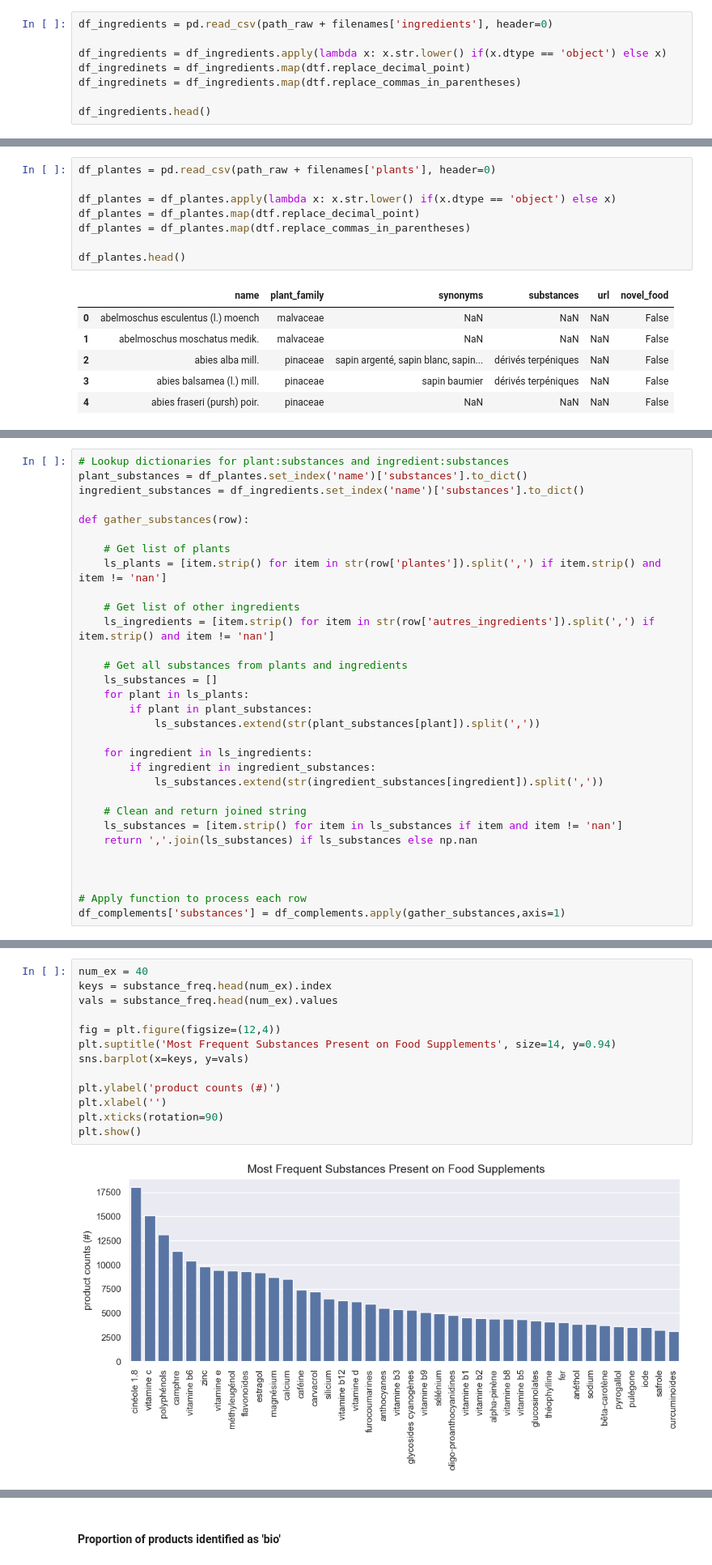
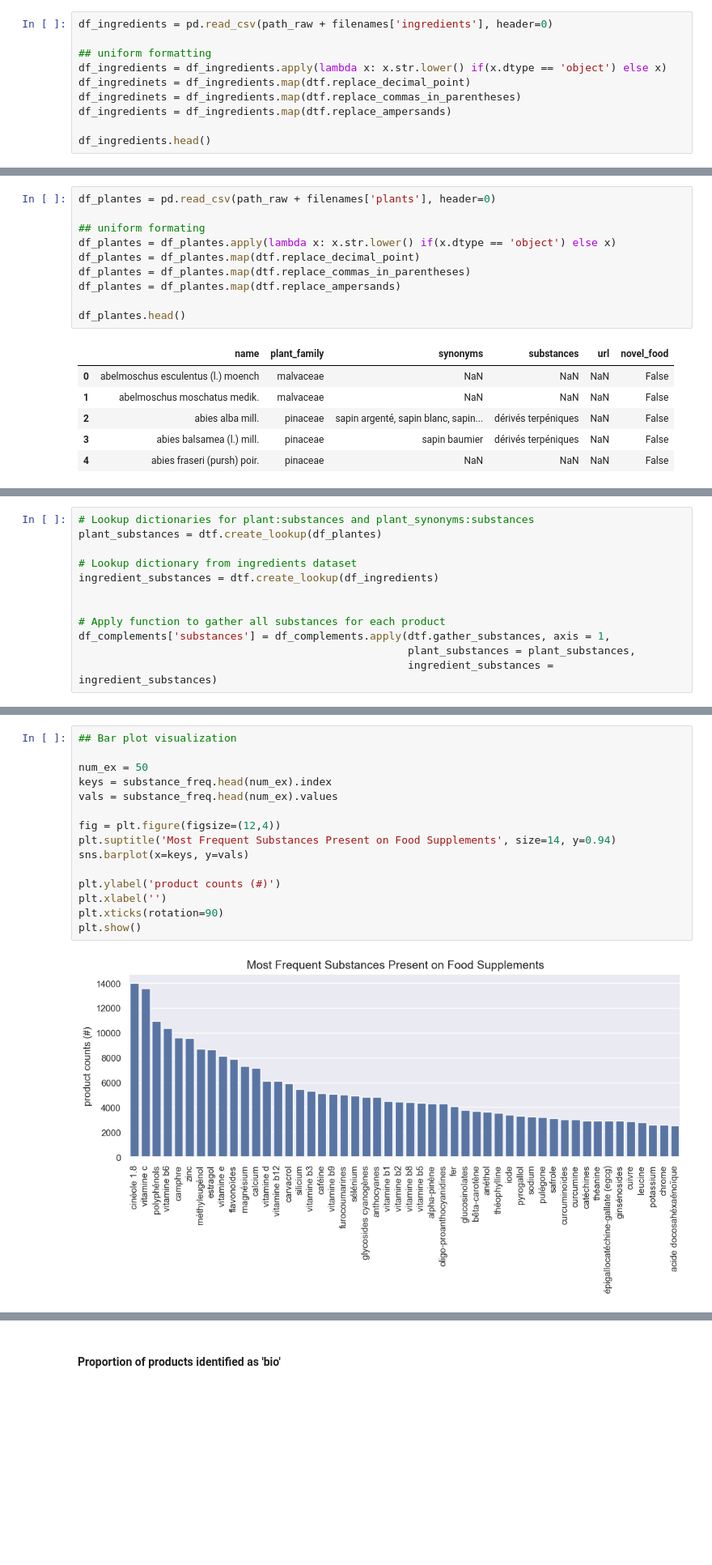
Before and after one commit to RamiroHR/hackathon_complements_alimentaires, a Jupyter notebook: Data_Exploration.ipynb, the cells around one changed output, grey strips where cells are left out. Shown at 81% size. Drawn from its saved outputs; the diff is of its cells as text; blank space fills up the shorter version.

Commit message:
Update src code and Data_Exploration: replace amps, gather substances (no repetition & using nynonyms), centalize function in src script

```diff
--- a/Data_Exploration.ipynb
+++ b/Data_Exploration.ipynb
@@ -357,9 +387,11 @@ grouped_amounts.sort_values(ascending=False).to_frame(name='number_products_with
 # %%
 df_ingredients = pd.read_csv(path_raw + filenames['ingredients'], header=0)
 
+## uniform formatting
 df_ingredients = df_ingredients.apply(lambda x: x.str.lower() if(x.dtype == 'object') else x)
 df_ingredinets = df_ingredients.map(dtf.replace_decimal_point)
 df_ingredinets = df_ingredients.map(dtf.replace_commas_in_parentheses)
+df_ingredients = df_ingredients.map(dtf.replace_ampersands)
 
 df_ingredients.head()
 # %% [output]
@@ -380,9 +413,11 @@ df_ingredients.head()
 # %%
 df_plantes = pd.read_csv(path_raw + filenames['plants'], header=0)
 
+## uniform formating
 df_plantes = df_plantes.apply(lambda x: x.str.lower() if(x.dtype == 'object') else x)
 df_plantes = df_plantes.map(dtf.replace_decimal_point)
 df_plantes = df_plantes.map(dtf.replace_commas_in_parentheses)
+df_plantes = df_plantes.map(dtf.replace_ampersands)
 
 df_plantes.head()
 # %% [output]
@@ -471,31 +513,12 @@ df_ref_nutritionelles
 # %%
-# Lookup dictionaries for plant:substances and ingredient:substances
-plant_substances = df_plantes.set_index('name')['substances'].to_dict()
-ingredient_substances = df_ingredients.set_index('name')['substances'].to_dict()
+# Lookup dictionaries for plant:substances and plant_synonyms:substances
+plant_substances = dtf.create_lookup(df_plantes)
 
-def gather_substances(row):
-
-    # Get list of plants
-    ls_plants = [item.strip() for item in str(row['plantes']).split(',') if item.strip() and item != 'nan']
-
-    # Get list of other ingredients
-    ls_ingredients = [item.strip() for item in str(row['autres_ingredients']).split(',') if item.strip() and item != 'nan']
-
-    # Get all substances from plants and ingredients
-    ls_substances = []
-    for plant in ls_plants:
-        if plant in plant_substances:
-            ls_substances.extend(str(plant_substances[plant]).split(','))
-
-    for ingredient in ls_ingredients:
-        if ingredient in ingredient_substances:
-            ls_substances.extend(str(ingredient_substances[ingredient]).split(','))
-
-    # Clean and return joined string
-    ls_substances = [item.strip() for item in ls_substances if item and item != 'nan']
-    return ','.join(ls_substances) if ls_substances else np.nan
+# Lookup dictionary from ingredients dataset
+ingredient_substances = dtf.create_lookup(df_ingredients)
 
 
-
-# Apply function to process each row
-df_complements['substances'] = df_complements.apply(gather_substances,axis=1)
+# Apply function to gather all substances for each product
+df_complements['substances'] = df_complements.apply(dtf.gather_substances, axis = 1,
+                                                    plant_substances = plant_substances,
+                                                    ingredient_substances = ingredient_substances)
@@ -588,17 +557,19 @@ df_plantes[mask]
 # %%
-num_ex = 40
+## Bar plot visualization
+
+num_ex = 50
 keys = substance_freq.head(num_ex).index
 vals = substance_freq.head(num_ex).values
 
 fig = plt.figure(figsize=(12,4))
 plt.suptitle('Most Frequent Substances Present on Food Supplements', size=14, y=0.94)
 sns.barplot(x=keys, y=vals)
 
 plt.ylabel('product counts (#)')
 plt.xlabel('')
 plt.xticks(rotation=90)
 plt.show()
 # %% [output]
-[figure, old version]
+[figure, new version]
 # %% [markdown]
 # Complement Is BIO ?
```
Also changed, not shown: parts of 41 cells of this notebook, 1 other file.
